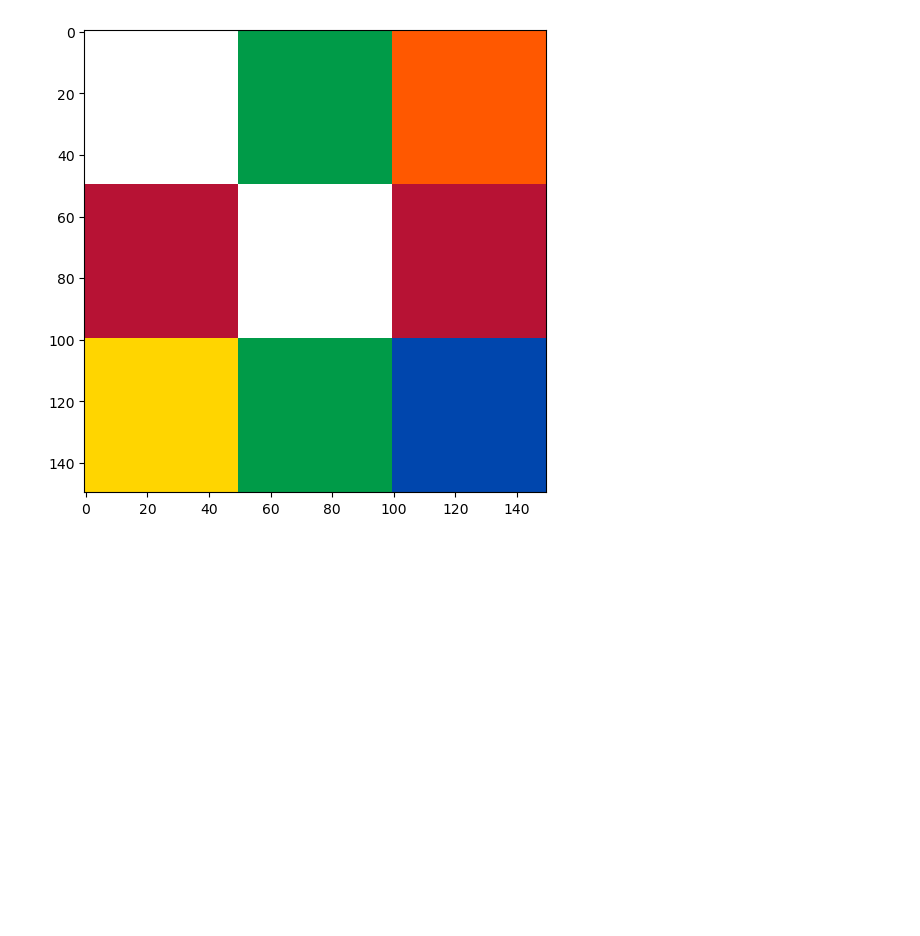
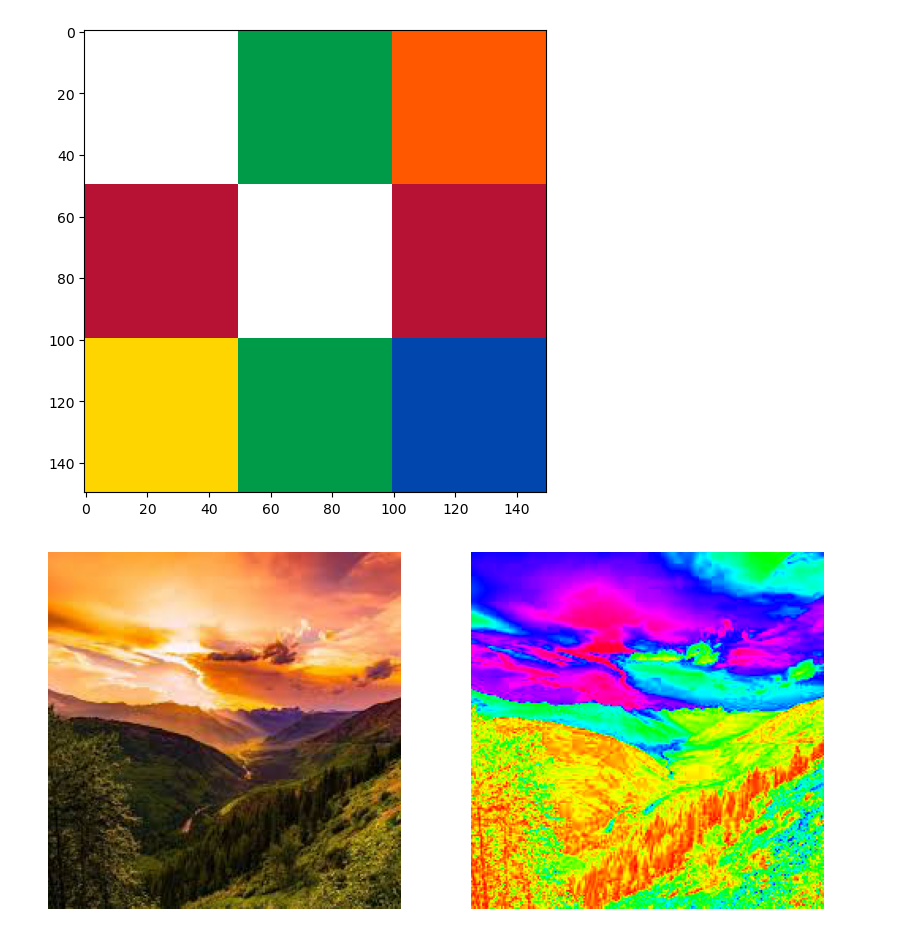
Before and after one commit to marcos7-eri/pdi, a Jupyter notebook: imagen.ipynb, the cells around one changed output. Cells and saved outputs as stored; diff of their text form; code cells hidden in the pictures; blank space fills up the shorter version.

```diff
--- a/imagen.ipynb
+++ b/imagen.ipynb
@@ -64,3 +64,61 @@ plt.imshow(imagen)
 # %% [output]
 <matplotlib.image.AxesImage at 0x...>
 [figure]
+# %%
+import cv2
+import matplotlib.pyplot as plt
+import numpy as np
+def hsv_a_rgb(H, S, V):
+    H = H % 360
+    C = V * S
+    X = C * (1 - abs((H / 60) % 2 - 1))
+    m = V - C
+
+    if 0 <= H < 60:
+        Rp, Gp, Bp = C, X, 0
+    elif 60 <= H < 120:
+        Rp, Gp, Bp = X, C, 0
+    elif 120 <= H < 180:
+        Rp, Gp, Bp = 0, C, X
+    elif 180 <= H < 240:
+        Rp, Gp, Bp = 0, X, C
+    elif 240 <= H < 300:
+        Rp, Gp, Bp = X, 0, C
+    else:
+        Rp, Gp, Bp = C, 0, X
+
+    R = (Rp + m) * 255
+    G = (Gp + m) * 255
+    B = (Bp + m) * 255
+
+    return int(round(R)), int(round(G)), int(round(B))
+
+img = cv2.imread('image.jpg')
+if img is None:
+    exit()
+
+img_rgb = cv2.cvtColor(img, cv2.COLOR_BGR2RGB)
+img_gray = cv2.cvtColor(img, cv2.COLOR_BGR2GRAY)
+
+hsv_img = np.zeros((img_gray.shape[0], img_gray.shape[1], 3), dtype=np.uint8)
+
+for i in range(img_gray.shape[0]):
+    for j in range(img_gray.shape[1]):
+        H = (img_gray[i, j] / 255) * 360
+        S = 1
+        V = 1
+        hsv_img[i, j] = hsv_a_rgb(H, S, V)
+
+plt.figure(figsize=(10,5))
+
+plt.subplot(1,2,1)
+plt.imshow(img_rgb)
+plt.axis("off")
+
+plt.subplot(1,2,2)
+plt.imshow(hsv_img)
+plt.axis("off")
+
+plt.show()
+# %% [output]
+[figure, added]
```
Also changed, not shown: 3 other files.
